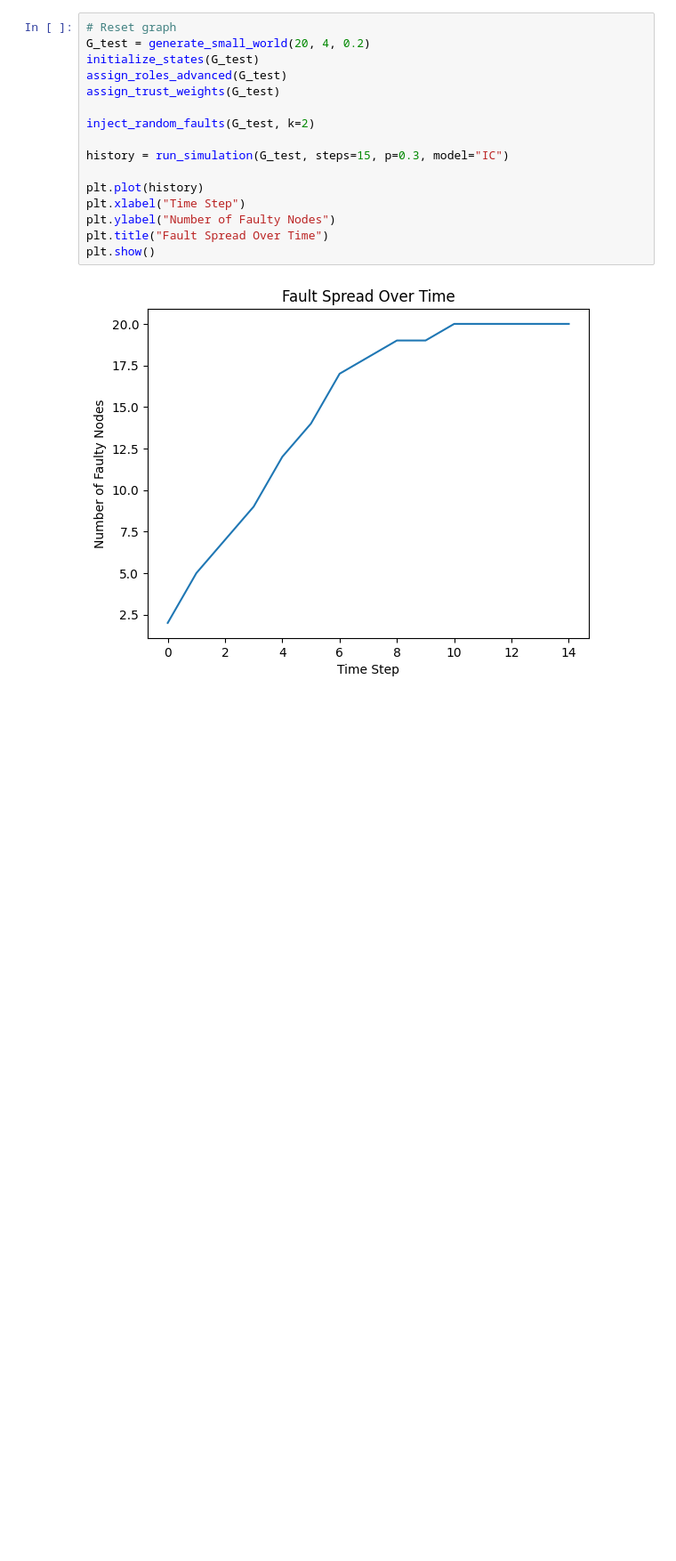
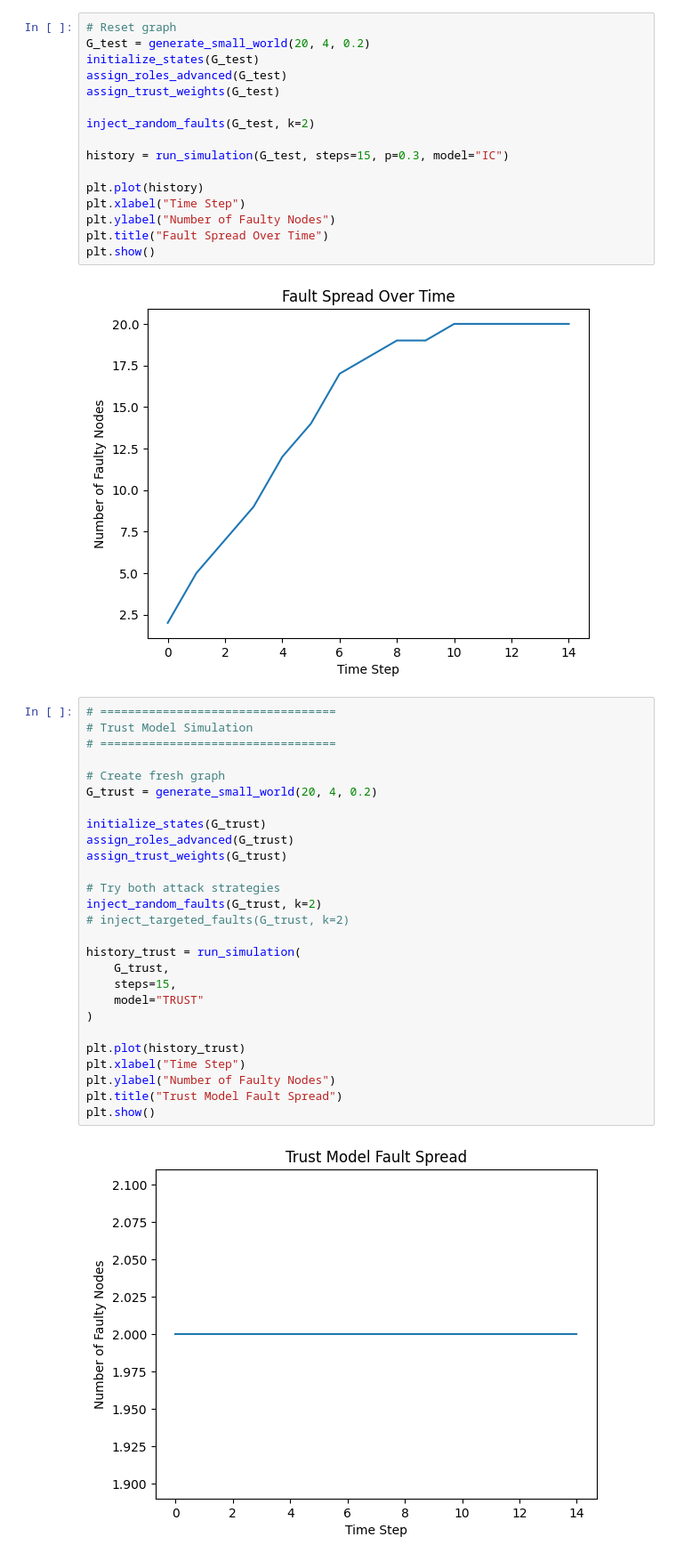
Before and after one commit to sara25kh/LLM-MAS-Resilience, a Jupyter notebook: notebook.ipynb, the cells around one changed output. Shown at 89% size. Saved outputs shown, nothing was run; the diff lists cells and outputs as text; blank space fills up the shorter version.

Commit message:
implement model's comparison

```diff
--- a/notebook.ipynb
+++ b/notebook.ipynb
@@ -257,3 +257,32 @@ plt.title("Fault Spread Over Time")
 plt.show()
 # %% [output]
 [figure]
+# %%
+# ==================================
+# Trust Model Simulation
+# ==================================
+
+# Create fresh graph
+G_trust = generate_small_world(20, 4, 0.2)
+
+initialize_states(G_trust)
+assign_roles_advanced(G_trust)
+assign_trust_weights(G_trust)
+
+# Try both attack strategies
+inject_random_faults(G_trust, k=2)
+# inject_targeted_faults(G_trust, k=2)
+
+history_trust = run_simulation(
+    G_trust,
+    steps=15,
+    model="TRUST"
+)
+
+plt.plot(history_trust)
+plt.xlabel("Time Step")
+plt.ylabel("Number of Faulty Nodes")
+plt.title("Trust Model Fault Spread")
+plt.show()
+# %% [output]
+[figure, added]
```
Also changed, not shown: parts of 2 cells of this notebook.
